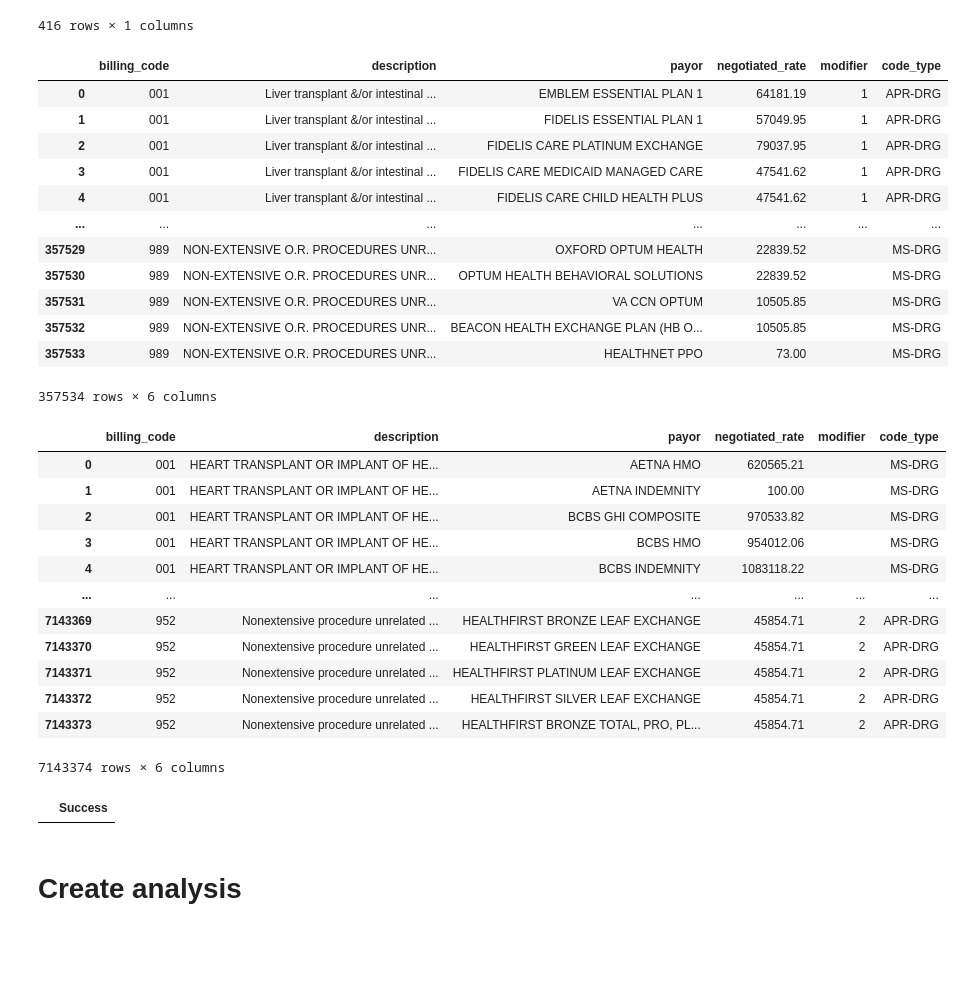
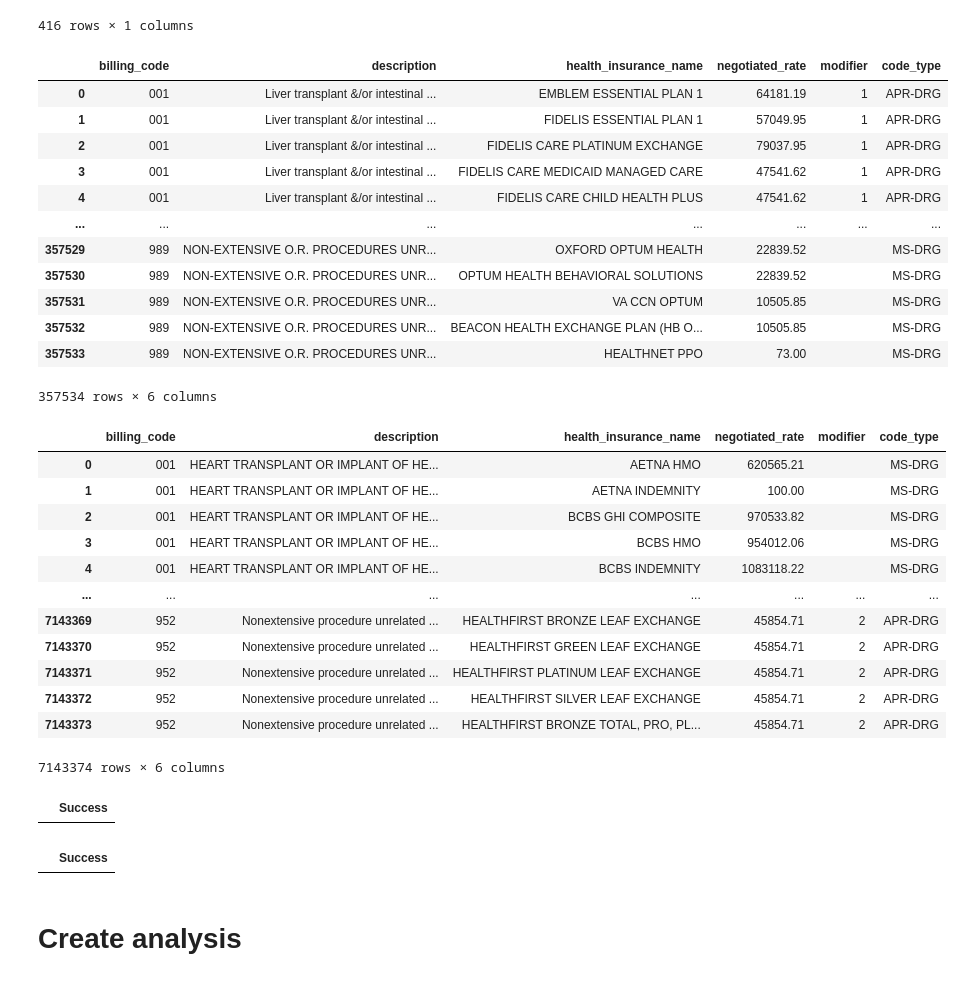
Before and after one commit to onefact/data_build_tool_payless.health, a Jupyter notebook: notebooks/EIN_133971298_NYU-langone.ipynb, the cells around one changed output. Cells and saved outputs as stored; diff of their text form; code cells hidden in the pictures; blank space fills up the shorter version.

```diff
--- a/notebooks/EIN_133971298_NYU-langone.ipynb
+++ b/notebooks/EIN_133971298_NYU-langone.ipynb
@@ -2252,30 +2255,30 @@ WHERE billing_code LIKE '%APR DRG 001%'
 # %%
 %%sql
 WITH cte AS (
   SELECT regexp_replace(billing_code, 'MSDRG', '', 'g') AS billing_code,
         description,
-        payor,
+        health_insurance_name,
         negotiated_rate,
         '' AS modifier,
         'MS-DRG' AS code_type
   FROM nyu_langone_simplified
   WHERE billing_code LIKE '%MSDRG%'
 )
 
 SELECT substring(regexp_replace(billing_code, 'APR DRG ', '', 'g'), 1, 3) AS billing_code,
         description,
-        payor,
+        health_insurance_name,
         negotiated_rate,
         substring(billing_code, 11, 1) AS modifier,
         'APR-DRG' AS code_type
 FROM nyu_langone_simplified
 WHERE billing_code LIKE '%APR DRG %'
 
 UNION ALL
 
 SELECT * FROM cte
 # %% [output]
-|  | billing_code | description | payor | negotiated_rate | modifier | code_type |
+|  | billing_code | description | health_insurance_name | negotiated_rate | modifier | code_type |
 | 0 | 001 | Liver transplant &/or intestinal ... | EMBLEM ESSENTIAL PLAN 1 | 64181.19 | 1 | APR-DRG |
 | 1 | 001 | Liver transplant &/or intestinal ... | FIDELIS ESSENTIAL PLAN 1 | 57049.95 | 1 | APR-DRG |
 | 2 | 001 | Liver transplant &/or intestinal ... | FIDELIS CARE PLATINUM EXCHANGE | 79037.95 | 1 | APR-DRG |
@@ -2293,7 +2296,7 @@ SELECT * FROM cte
 WITH msdrg AS (
   SELECT regexp_replace(billing_code, 'MSDRG', '', 'g') AS billing_code,
          description,
-         payor,
+         health_insurance_name,
          negotiated_rate,
          '' AS modifier,
          'MS-DRG' AS code_type
@@ -2304,7 +2307,7 @@ WITH msdrg AS (
 aprdrg AS (
   SELECT substring(regexp_replace(billing_code, 'APR DRG ', '', 'g'), 1, 3) AS billing_code,
          description,
-         payor,
+         health_insurance_name,
          negotiated_rate,
          substring(billing_code, 11, 1) AS modifier,
          'APR-DRG' AS code_type
@@ -2315,7 +2318,7 @@ aprdrg AS (
 other AS (
   SELECT billing_code,
          description,
-         payor,
+         health_insurance_name,
          negotiated_rate,
          '' as modifier,
          '' AS code_type
@@ -2337,7 +2340,7 @@ UNION ALL
 SELECT *
 FROM other
 # %% [output]
-|  | billing_code | description | payor | negotiated_rate | modifier | code_type |
+|  | billing_code | description | health_insurance_name | negotiated_rate | modifier | code_type |
 | 0 | 001 | HEART TRANSPLANT OR IMPLANT OF HE... | AETNA HMO | 620565.21 |  | MS-DRG |
 | 1 | 001 | HEART TRANSPLANT OR IMPLANT OF HE... | AETNA INDEMNITY | 100.00 |  | MS-DRG |
 | 2 | 001 | HEART TRANSPLANT OR IMPLANT OF HE... | BCBS GHI COMPOSITE | 970533.82 |  | MS-DRG |
@@ -2402,6 +2405,13 @@ FROM other
 ) TO '/Users/me/data/payless_health/EIN_133971298_NYU-langone-billing_codes.parquet' (COMPRESSION ZSTD);
 # %% [output]
 |  | Success |
+# %%
+%%sql
+COPY (
+SELECT billing_code, description, health_insurance_name, negotiated_rate FROM '/Users/me/data/payless_health/EIN_133971298_NYU-langone-billing_codes.parquet'
+) TO '/Users/me/data/payless_health/EIN_133971298_nyu-langone.parquet' (COMPRESSION ZSTD);
+# %% [output]
+|  | Success |
 # %% [markdown]
 # Create analysis
 # %%
```
Also changed, not shown: parts of 7 cells of this notebook, 3 other files.
